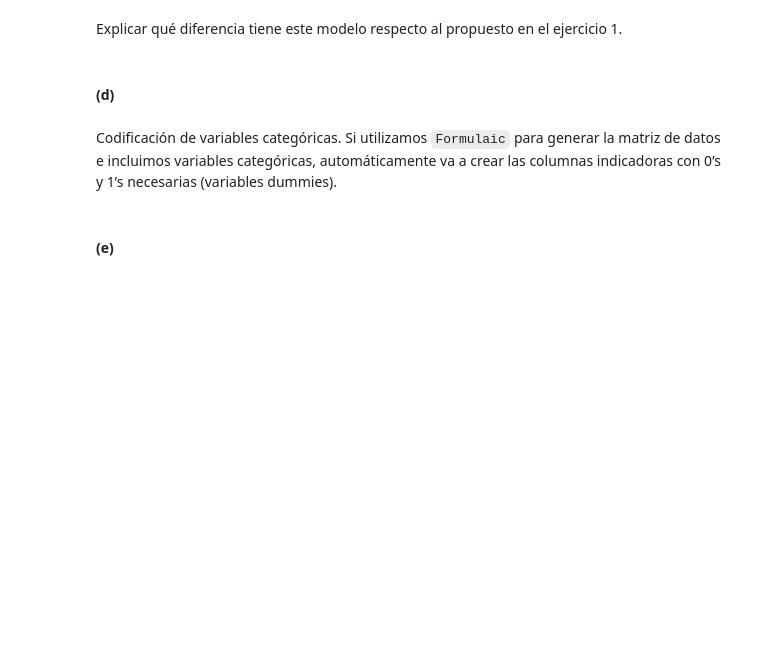
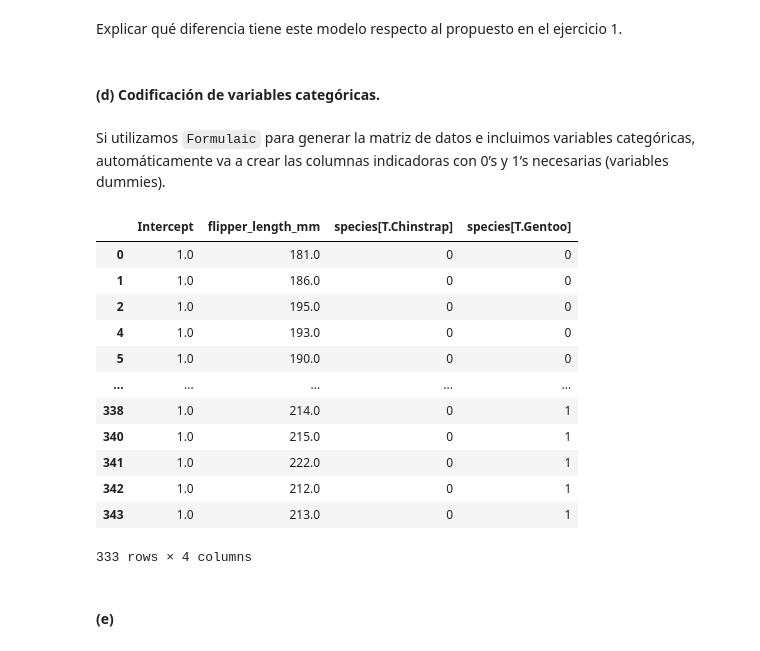
Before and after one commit to lmendezayl/uba-ldd-ic, a Jupyter notebook: guias/soluciones/practica7.ipynb, the cells around one changed output. Cells and saved outputs as stored; diff of their text form; code cells hidden in the pictures; blank space fills up the shorter version.

```diff
--- a/guias/soluciones/practica7.ipynb
+++ b/guias/soluciones/practica7.ipynb
@@ -433,10 +433,27 @@ donde sexo toma valores $\{0,1,2\}$ y largo aleta es en mm.
 # %% [markdown]
 Explicar qué diferencia tiene este modelo respecto al propuesto en el ejercicio 1.
 # %% [markdown]
-#### (d)
+#### (d) Codificación de variables categóricas.
 # %% [markdown]
-Codificación de variables categóricas. Si utilizamos `Formulaic` para generar la matriz de datos e incluimos variables categóricas, automáticamente va a crear las columnas
+ Si utilizamos `Formulaic` para generar la matriz de datos e incluimos variables categóricas, automáticamente va a crear las columnas
 indicadoras con 0’s y 1’s necesarias (variables dummies).
+# %%
+y, X = Formula("body_mass_g ~ flipper_length_mm + species").get_model_matrix(penguins)
+X
+# %% [output]
+|  | Intercept | flipper_length_mm | species[T.Chinstrap] | species[T.Gentoo] |
+| 0 | 1.0 | 181.0 | 0 | 0 |
+| 1 | 1.0 | 186.0 | 0 | 0 |
+| 2 | 1.0 | 195.0 | 0 | 0 |
+| 4 | 1.0 | 193.0 | 0 | 0 |
+| 5 | 1.0 | 190.0 | 0 | 0 |
+| ... | ... | ... | ... | ... |
+| 338 | 1.0 | 214.0 | 0 | 1 |
+| 340 | 1.0 | 215.0 | 0 | 1 |
+| 341 | 1.0 | 222.0 | 0 | 1 |
+| 342 | 1.0 | 212.0 | 0 | 1 |
+| 343 | 1.0 | 213.0 | 0 | 1 |
+333 rows × 4 columns
 # %% [markdown]
 #### (e)
 # %% [markdown]
```
Also changed, not shown: parts of 3 cells of this notebook.
